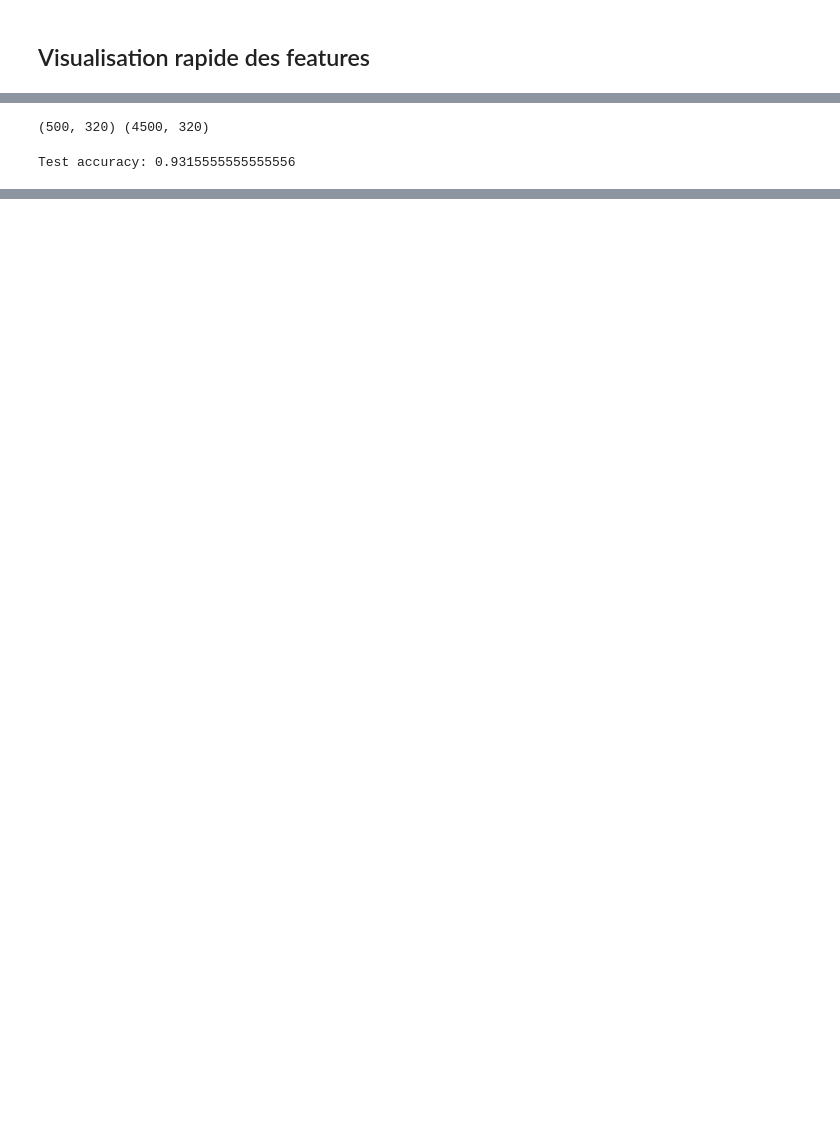
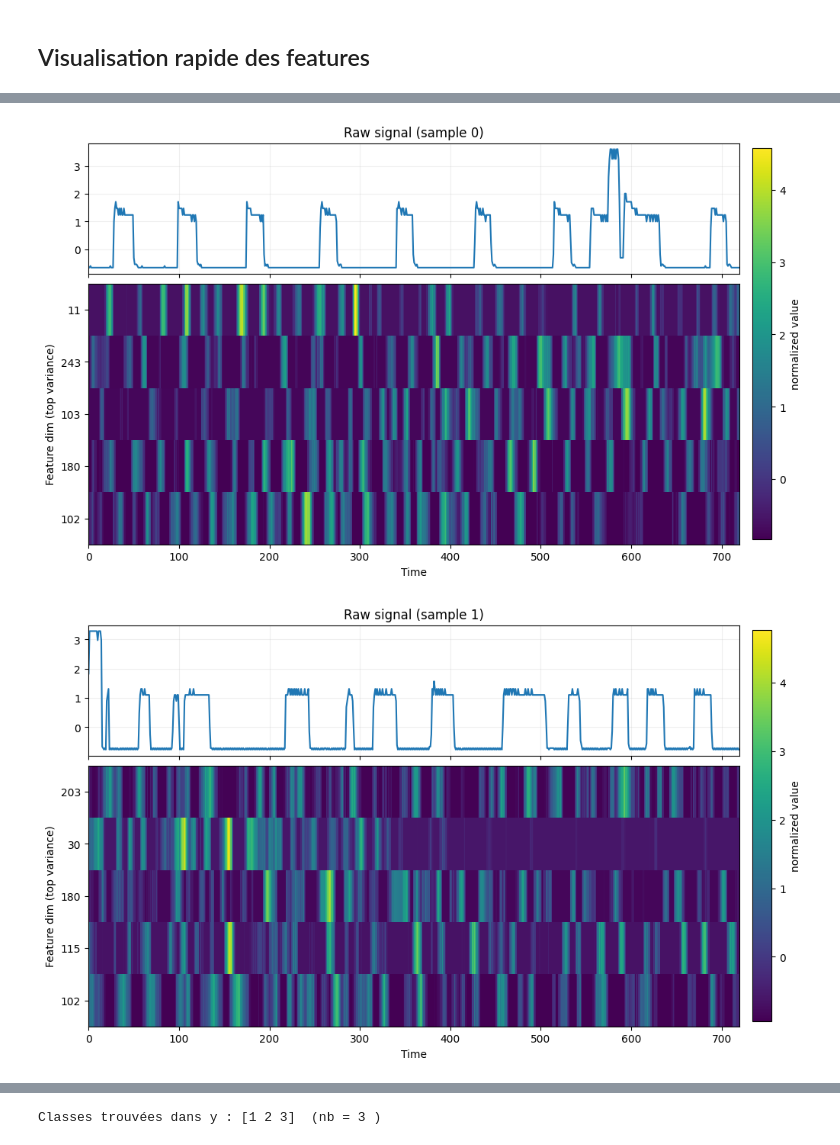
Before and after one commit to Loudwig/T2SVEC, a Jupyter notebook: src/first_Imple/eval.ipynb, the cells around one changed output, grey strips where cells are left out. Cells and saved outputs as stored; diff of their text form; code cells hidden in the pictures; blank space fills up the shorter version.

```diff
--- a/src/first_Imple/eval.ipynb
+++ b/src/first_Imple/eval.ipynb
@@ -206,53 +228,0 @@ x_batch shape: torch.Size([32, 140, 1])
-# %%
-from sklearn.linear_model import LogisticRegression
-from sklearn.metrics import accuracy_score
-device = 'cpu'
-model.to(device)
-model.eval()
-
-def extract_representations(dataloader, model, device, pool="mean"):
-    zs = []
-    ys = []
-    with torch.no_grad():
-        for x, y in dataloader:
-            # x: (B, T, 1)  (B, 1, T)
-            x = x.to(device).permute(0, 2, 1)
-
-            r = model(x)  # (B, K, T)
-
-            if pool == "mean":
-                z = r.mean(dim=-1)      # (B, K)
-            elif pool == "max":
-                z = r.max(dim=-1).values
-            else:
-                raise ValueError("pool must be 'mean' or 'max'")
-
-            zs.append(z.cpu())
-            ys.append(y.cpu())
-
-    Z = torch.cat(zs, dim=0).numpy()   # (N, K)
-    y = torch.cat(ys, dim=0).numpy()   # (N,)
-    return Z, y
-
-
-train_eval_loader = DataLoader(train_dataset, batch_size=32, shuffle=False)
-test_eval_loader  = DataLoader(test_dataset,  batch_size=64, shuffle=False)
-
-Z_train, y_train_np = extract_representations(train_eval_loader, model, device, pool="max")
-Z_test,  y_test_np  = extract_representations(test_eval_loader,  model, device, pool="max")
-
-print(Z_train.shape, Z_test.shape)
-# %% [output]
-(500, 320) (4500, 320)
-# %%
-clf = LogisticRegression(
-    max_iter=1000,
-    multi_class="auto"
-)
-clf.fit(Z_train, y_train_np)
-
-y_pred = clf.predict(Z_test)
-acc = accuracy_score(y_test_np, y_pred)
-print("Test accuracy:", acc)
-# %% [output]
-Test accuracy: 0.9315555555555556
@@ -258,0 +314,13 @@ Test accuracy: 0.9315555555555556
+# %%
+model.eval()
+
+# visualisation heatmap sur le train
+for idx in range(3):
+    visualize_ts2vec_heatmap(model=model,dataloader=train_viz_loader,device=device,n_dims=5,sampleidx=idx)
+
+# pareil sur le test
+for idx in range(3):
+    visualize_ts2vec_heatmap(model=model,dataloader=test_viz_loader,device=device,n_dims=5,sampleidx=idx,)
+# %% [output]
+[figure, added]
+[figure, added]
@@ -258,0 +331 @@ Test accuracy: 0.9315555555555556
+Classes trouvées dans y : [1 2 3]  (nb = 3 )
```
Also changed, not shown: parts of 14 cells of this notebook, 3 other files.
